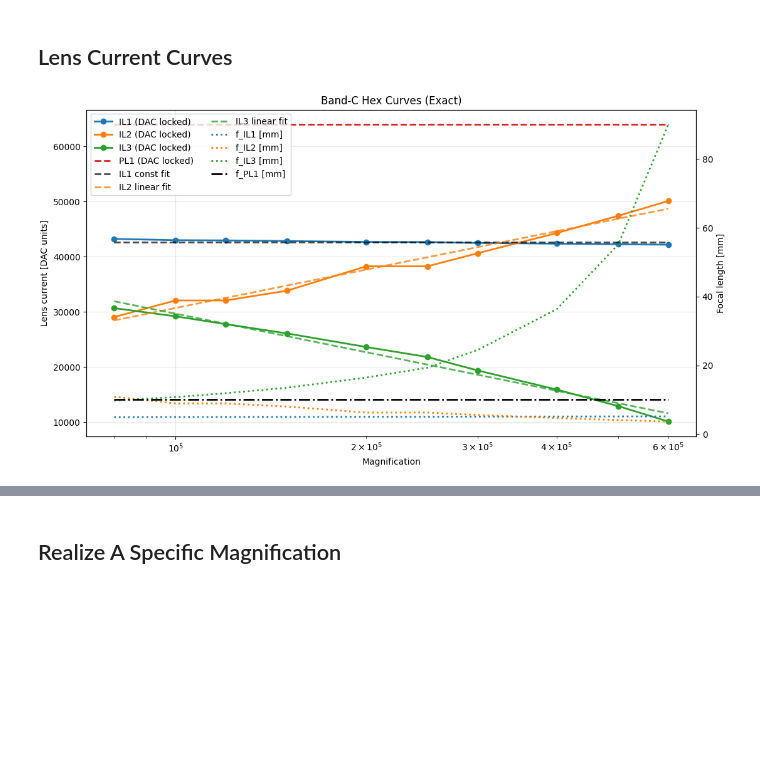
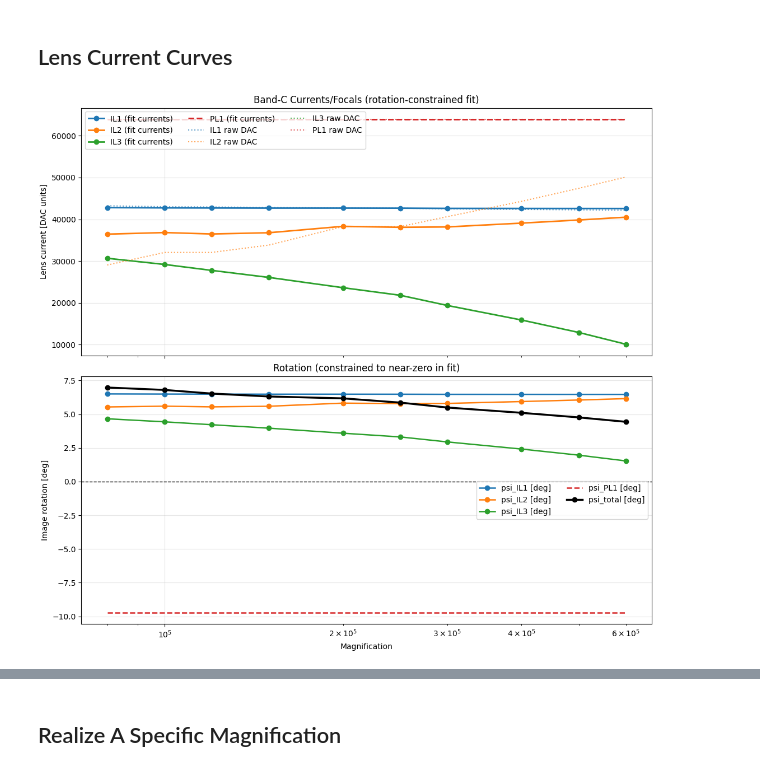
Before and after one commit to TemGym/TemGymCore, a Jupyter notebook: examples/microscope_models/projector_model_tem.ipynb, the cells around one changed output, grey strips where cells are left out. Drawn from its saved outputs; the diff is of its cells as text; code cells hidden in the pictures; blank space fills up the shorter version.

```diff
--- a/examples/microscope_models/projector_model_tem.ipynb
+++ b/examples/microscope_models/projector_model_tem.ipynb
@@ -16,6 +16,26 @@ from pathlib import Path
 import numpy as np
 import matplotlib.pyplot as plt
 from scipy.optimize import least_squares
+
+# Prefer the shared constants.py implementation when dependencies are available.
+# Fallback keeps this notebook runnable in minimal environments.
+try:
+    from temgym_core.constants import compute_Rc_from_voltage as _compute_Rc_from_voltage_impl
+    RC_SOURCE = 'temgym_core.constants.compute_Rc_from_voltage'
+except Exception:
+    RC_SOURCE = 'fallback_formula'
+
+    def _compute_Rc_from_voltage_impl(U_accel: float) -> float:
+        e = 1.602176634e-19
+        m_e = 9.1093837015e-31
+        c = 299792458.0
+        mu_0 = 1.25663706212e-6
+        gamma_rel = 1.0 + e * U_accel / (m_e * c * c)
+        v_electron = c * np.sqrt(1.0 - 1.0 / (gamma_rel * gamma_rel))
+        return float(e * mu_0 / (2.0 * m_e * v_electron))
+
+def compute_Rc_from_voltage(U_accel: float) -> float:
+    return float(_compute_Rc_from_voltage_impl(U_accel))
 
 def _propagation_matrix_np(z: float) -> np.ndarray:
     return np.array(
@@ -356,46 +1039,74 @@ plt.show()
 # %% [markdown]
 ## Lens Current Curves
 # %%
-# Compare locked curves to the raw DAC curves (they overlap exactly by construction).
+# Compare currents/focals and show rotation decomposition for the fitted (rotation-balanced) set.
 m_vals = FIT_MAGS.copy()
+
 i_il1 = FIT_CURRENTS[:, 0]
 i_il2 = FIT_CURRENTS[:, 1]
 i_il3 = FIT_CURRENTS[:, 2]
 i_pl1 = FIT_CURRENTS[:, 3]
+
+i_il1_raw = FIT_CURRENTS_RAW[:, 0]
+i_il2_raw = FIT_CURRENTS_RAW[:, 1]
+i_il3_raw = FIT_CURRENTS_RAW[:, 2]
+i_pl1_raw = FIT_CURRENTS_RAW[:, 3]
 
 f_il1_mm = 1e3 * F_IL_FIT_M[:, 0]
 f_il2_mm = 1e3 * F_IL_FIT_M[:, 1]
 f_il3_mm = 1e3 * F_IL_FIT_M[:, 2]
 f_pl1_mm = 1e3 * F_PL_FIT_M
 
-fig, ax = plt.subplots(figsize=(11, 6), constrained_layout=True)
-ax.plot(m_vals, i_il1, 'o-', lw=2, label='IL1 (DAC locked)')
-ax.plot(m_vals, i_il2, 'o-', lw=2, label='IL2 (DAC locked)')
-ax.plot(m_vals, i_il3, 'o-', lw=2, label='IL3 (DAC locked)')
-ax.plot(m_vals, i_pl1, '--', lw=2, label='PL1 (DAC locked)')
+psi_terms_rad = RC_RAD_PER_DAC * FIT_CURRENTS * ROTATION_SIGNS[None, :]
+psi_total_rad = np.sum(psi_terms_rad, axis=1)
+psi_terms_deg = np.degrees(psi_terms_rad)
+psi_total_deg = np.degrees(psi_total_rad)
 
-x_log = np.log10(m_vals)
-ax.plot(m_vals, np.full_like(i_il1, np.mean(i_il1)), 'k--', lw=2, alpha=0.7, label='IL1 const fit')
-ax.plot(m_vals, np.polyval(np.polyfit(x_log, i_il2, 1), x_log), color='C1', ls='--', lw=2, alpha=0.8, label='IL2 linear fit')
-ax.plot(m_vals, np.polyval(np.polyfit(x_log, i_il3, 1), x_log), color='C2', ls='--', lw=2, alpha=0.8, label='IL3 linear fit')
+fig, axs = plt.subplots(2, 1, figsize=(11, 10), sharex=True, constrained_layout=True)
+
+# Panel 1: currents + focal lengths
+ax = axs[0]
+ax.plot(m_vals, i_il1, 'o-', lw=2, label='IL1 (fit currents)')
+ax.plot(m_vals, i_il2, 'o-', lw=2, label='IL2 (fit currents)')
+ax.plot(m_vals, i_il3, 'o-', lw=2, label='IL3 (fit currents)')
+ax.plot(m_vals, i_pl1, '--', lw=2, label='PL1 (fit currents)')
+
+ax.plot(m_vals, i_il1_raw, color='C0', ls=':', lw=1.5, alpha=0.7, label='IL1 raw DAC')
+ax.plot(m_vals, i_il2_raw, color='C1', ls=':', lw=1.5, alpha=0.7, label='IL2 raw DAC')
+ax.plot(m_vals, i_il3_raw, color='C2', ls=':', lw=1.5, alpha=0.7, label='IL3 raw DAC')
+ax.plot(m_vals, i_pl1_raw, color='C3', ls=':', lw=1.5, alpha=0.7, label='PL1 raw DAC')
 
 ax.set_xscale('log')
-ax.set_xlabel('Magnification')
 ax.set_ylabel('Lens current [DAC units]')
-ax.set_title('Band-C Hex Curves (Exact)')
+ax.set_title('Band-C Currents/Focals (rotation-constrained fit)')
 ax.grid(True, alpha=0.3)
 
-ax2 = ax.twinx()
-ax2.plot(m_vals, f_il1_mm, color='C0', ls=':', lw=2, label='f_IL1 [mm]')
-ax2.plot(m_vals, f_il2_mm, color='C1', ls=':', lw=2, label='f_IL2 [mm]')
-ax2.plot(m_vals, f_il3_mm, color='C2', ls=':', lw=2, label='f_IL3 [mm]')
-ax2.plot(m_vals, f_pl1_mm, color='k', ls='-.', lw=2, label='f_PL1 [mm]')
-ax2.set_ylabel('Focal length [mm]')
+h1, l1 = ax.get_legend_handles_labels()
+ax.legend(h1, l1, ncol=3, loc='upper left')
 
-h1, l1 = ax.get_legend_handles_labels()
-h2, l2 = ax2.get_legend_handles_labels()
-ax.legend(h1 + h2, l1 + l2, ncol=2, loc='upper left')
+# Panel 2: rotation contributions
+axr = axs[1]
+axr.plot(m_vals, psi_terms_deg[:, 0], 'o-', lw=1.8, label='psi_IL1 [deg]')
+axr.plot(m_vals, psi_terms_deg[:, 1], 'o-', lw=1.8, label='psi_IL2 [deg]')
+axr.plot(m_vals, psi_terms_deg[:, 2], 'o-', lw=1.8, label='psi_IL3 [deg]')
+axr.plot(m_vals, psi_terms_deg[:, 3], '--', lw=1.8, label='psi_PL1 [deg]')
+axr.plot(m_vals, psi_total_deg, 'k-o', lw=2.5, label='psi_total [deg]')
+axr.axhline(0.0, color='k', ls='--', lw=1)
+axr.set_xscale('log')
+axr.set_xlabel('Magnification')
+axr.set_ylabel('Image rotation [deg]')
+axr.set_title('Rotation (constrained to near-zero in fit)')
+axr.grid(True, alpha=0.3)
+axr.legend(ncol=2, loc='best')
 
 plt.show()
+
+print('Rotation diagnostics:')
+print('  Rc [rad/AT]:', float(RC_RAD_PER_AT))
+print('  rotation DAC->AT scale:', float(ROTATION_DAC_TO_AT))
+print('  Rc [rad/DAC]:', float(RC_RAD_PER_DAC))
+print('  signs [IL1, IL2, IL3, PL1]:', ROTATION_SIGNS.tolist())
+print('  max |psi_total| [deg]:', float(np.max(np.abs(psi_total_deg))))
+print('  Rotation is now included in fit through current balancing + residual penalty.')
 # %% [output]
-[figure, old version]
+[figure, new version]
```
Also changed, not shown: parts of 10 cells of this notebook, 3 other files.
